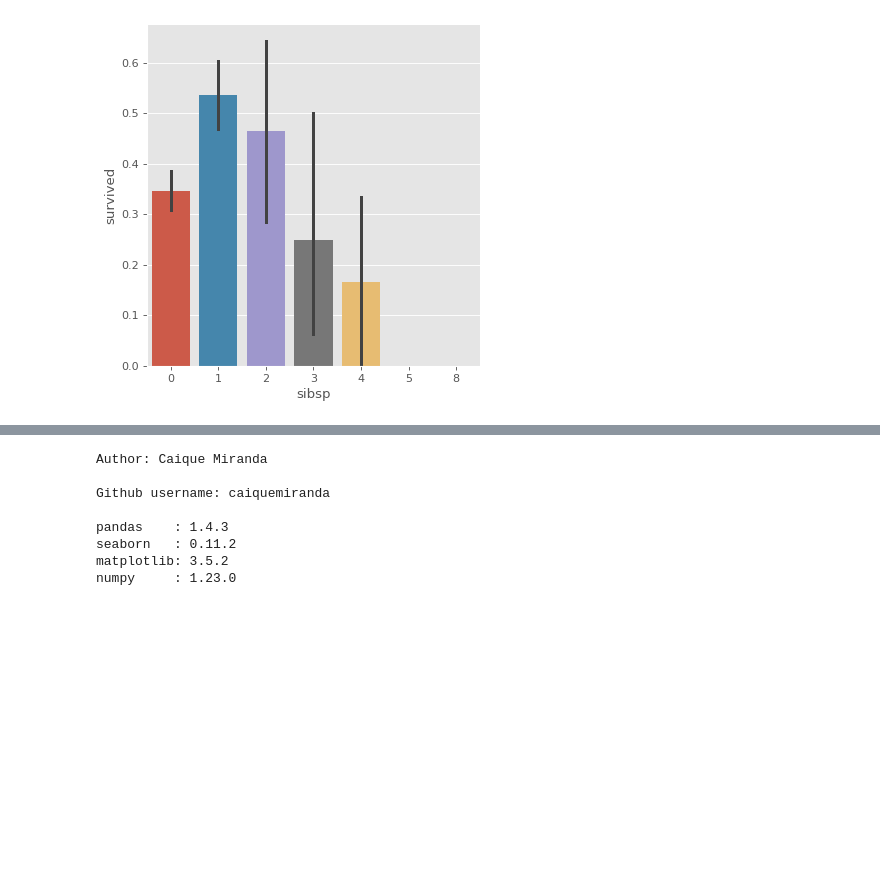
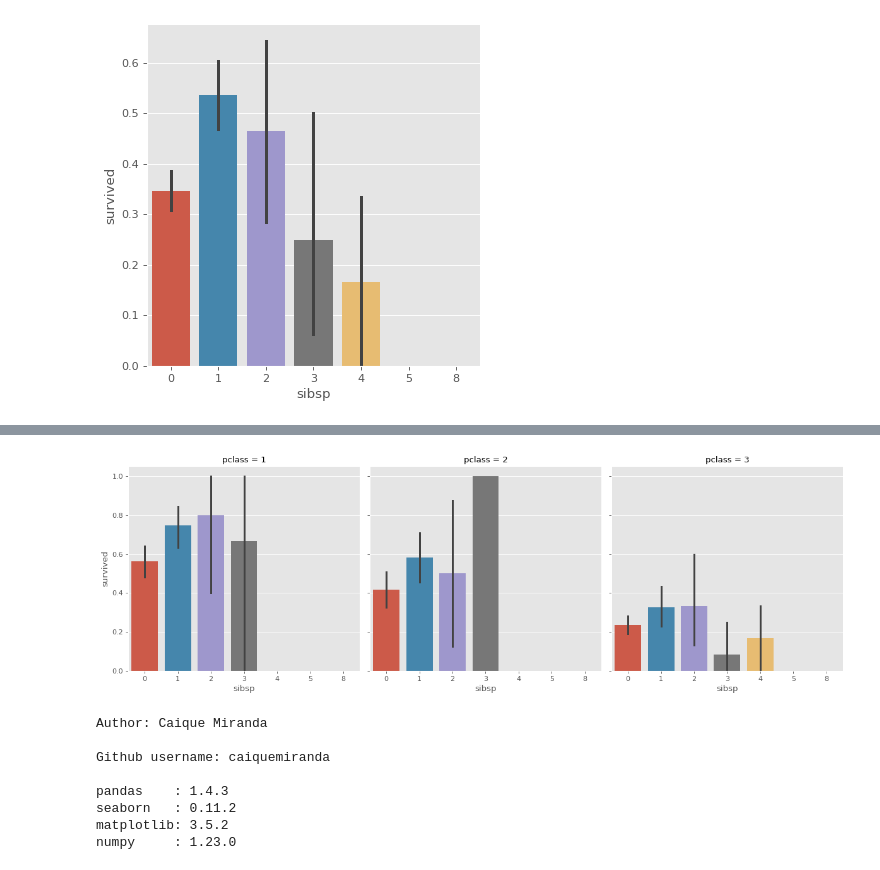
Before and after one commit to caiquemiranda/data-visualization-python, a Jupyter notebook: 10-analysis-visualization-titanic-dataset.ipynb, the cells around one changed output, grey strips where cells are left out. Saved outputs shown, nothing was run; the diff lists cells and outputs as text; code cells hidden in the pictures; blank space fills up the shorter version.

```diff
--- a/10-analysis-visualization-titanic-dataset.ipynb
+++ b/10-analysis-visualization-titanic-dataset.ipynb
@@ -663,3 +679,11 @@ sns.catplot(x= 'sibsp',
+# %%
+sns.catplot(x= 'sibsp',
+            y= 'survived',
+            kind= 'bar',
+            col= 'pclass',
+            data= titanic);
+# %% [output]
+[figure, added]
 # %%
 %reload_ext watermark
 %watermark -a "Caique Miranda" -gu "caiquemiranda" -iv
```
Also changed, not shown: parts of 2 cells of this notebook.
